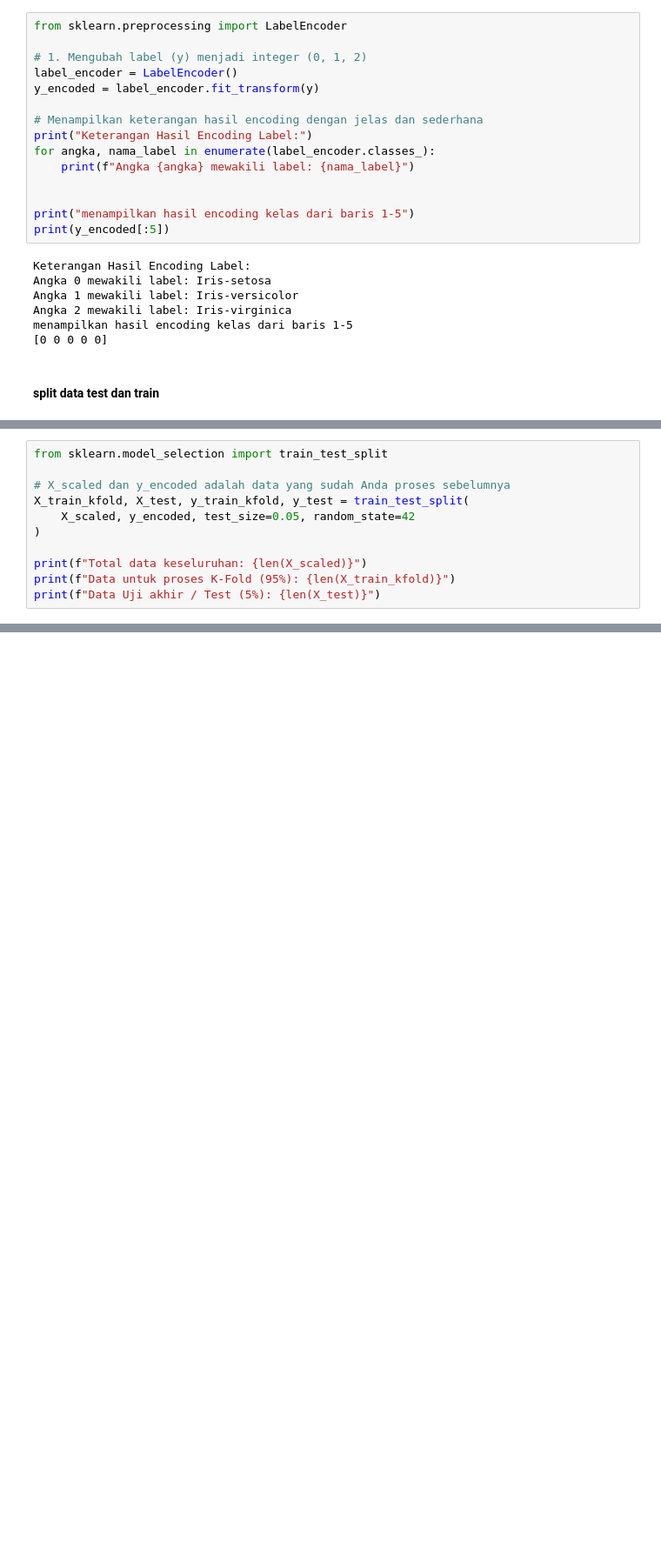
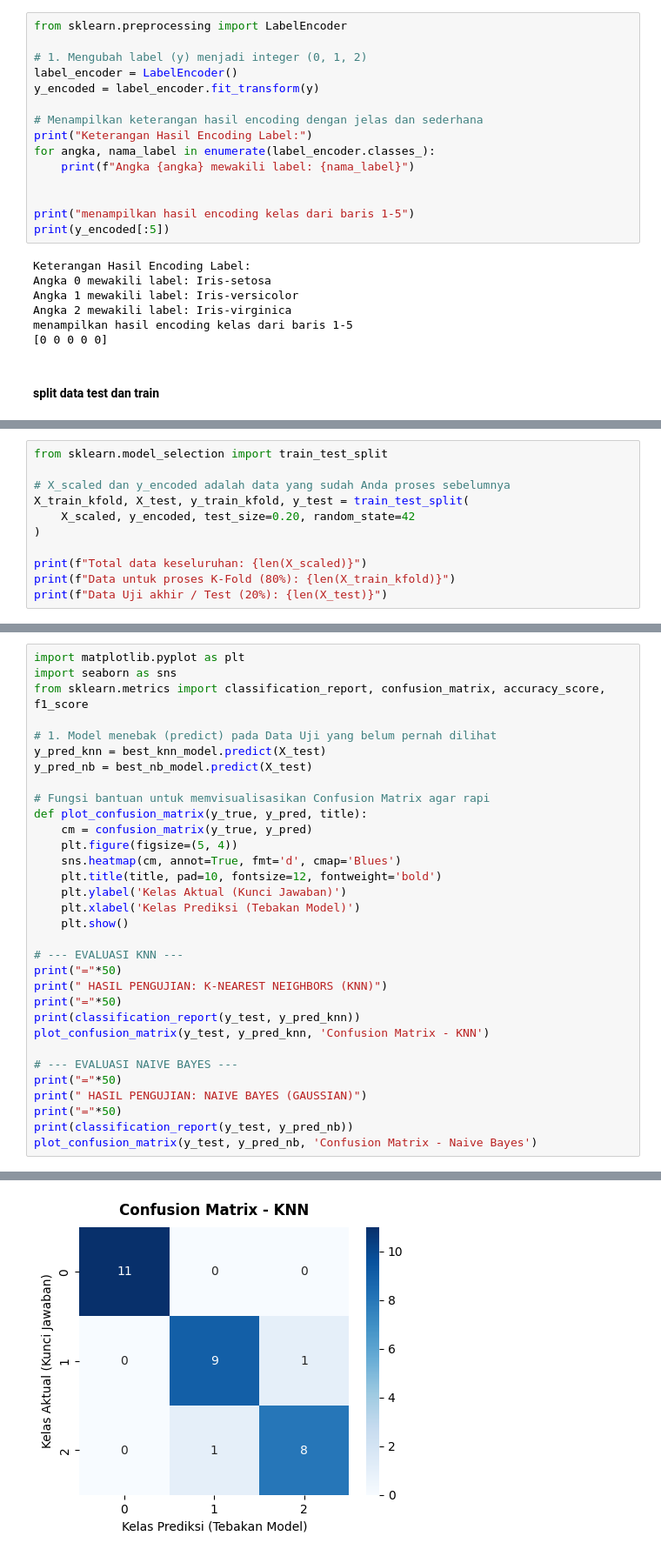
Before and after one commit to wawankuda/tubes_sistem_cerdas, a Jupyter notebook: Tugas_Besar_Iris.ipynb, the cells around one changed output, grey strips where cells are left out. Shown at 87% size. Drawn from its saved outputs; the diff is of its cells as text; blank space fills up the shorter version.

```diff
--- a/Tugas_Besar_Iris.ipynb
+++ b/Tugas_Besar_Iris.ipynb
@@ -206,11 +224,11 @@ from sklearn.model_selection import train_test_split
 
 # X_scaled dan y_encoded adalah data yang sudah Anda proses sebelumnya
 X_train_kfold, X_test, y_train_kfold, y_test = train_test_split(
-    X_scaled, y_encoded, test_size=0.05, random_state=42
+    X_scaled, y_encoded, test_size=0.20, random_state=42
 )
 
 print(f"Total data keseluruhan: {len(X_scaled)}")
-print(f"Data untuk proses K-Fold (95%): {len(X_train_kfold)}")
-print(f"Data Uji akhir / Test (5%): {len(X_test)}")
+print(f"Data untuk proses K-Fold (80%): {len(X_train_kfold)}")
+print(f"Data Uji akhir / Test (20%): {len(X_test)}")
 # %% [output]
 Total data keseluruhan: 147
@@ -353,0 +311,33 @@ Akurasi Lipatan 5: 92.59%
+# %%
+import matplotlib.pyplot as plt
+import seaborn as sns
+from sklearn.metrics import classification_report, confusion_matrix, accuracy_score, f1_score
+
+# 1. Model menebak (predict) pada Data Uji yang belum pernah dilihat
+y_pred_knn = best_knn_model.predict(X_test)
+y_pred_nb = best_nb_model.predict(X_test)
+
+# Fungsi bantuan untuk memvisualisasikan Confusion Matrix agar rapi
+def plot_confusion_matrix(y_true, y_pred, title):
+    cm = confusion_matrix(y_true, y_pred)
+    plt.figure(figsize=(5, 4))
+    sns.heatmap(cm, annot=True, fmt='d', cmap='Blues')
+    plt.title(title, pad=10, fontsize=12, fontweight='bold')
+    plt.ylabel('Kelas Aktual (Kunci Jawaban)')
+    plt.xlabel('Kelas Prediksi (Tebakan Model)')
+    plt.show()
+
+# --- EVALUASI KNN ---
+print("="*50)
+print(" HASIL PENGUJIAN: K-NEAREST NEIGHBORS (KNN)")
+print("="*50)
+print(classification_report(y_test, y_pred_knn))
+plot_confusion_matrix(y_test, y_pred_knn, 'Confusion Matrix - KNN')
+
+# --- EVALUASI NAIVE BAYES ---
+print("="*50)
+print(" HASIL PENGUJIAN: NAIVE BAYES (GAUSSIAN)")
+print("="*50)
+print(classification_report(y_test, y_pred_nb))
+plot_confusion_matrix(y_test, y_pred_nb, 'Confusion Matrix - Naive Bayes')
+# %% [output]
@@ -353,0 +356 @@ Akurasi Lipatan 5: 92.59%
+[figure, added]
```
Also changed, not shown: parts of 15 cells of this notebook.
